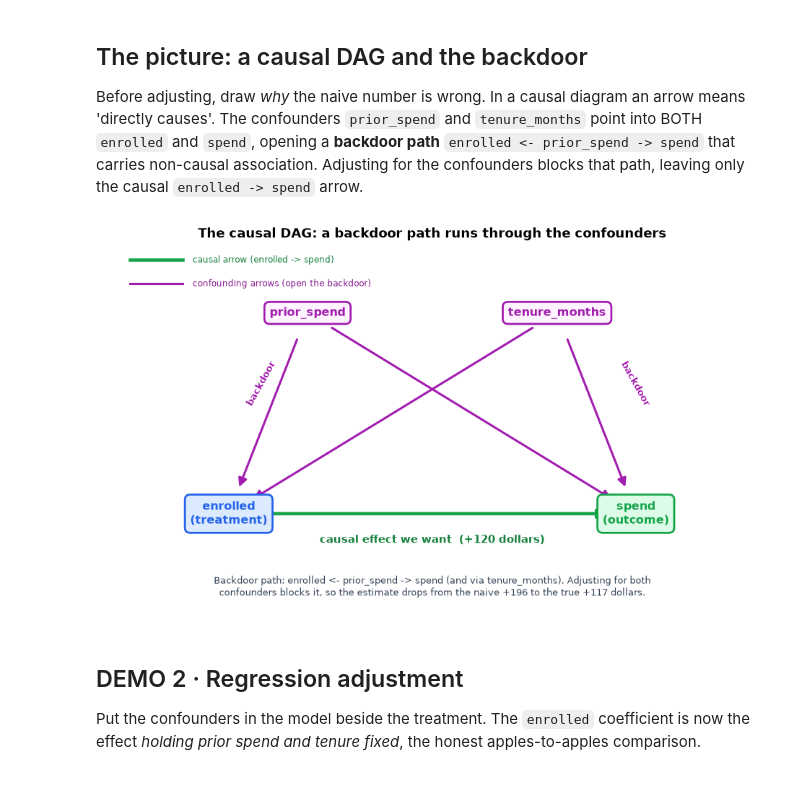
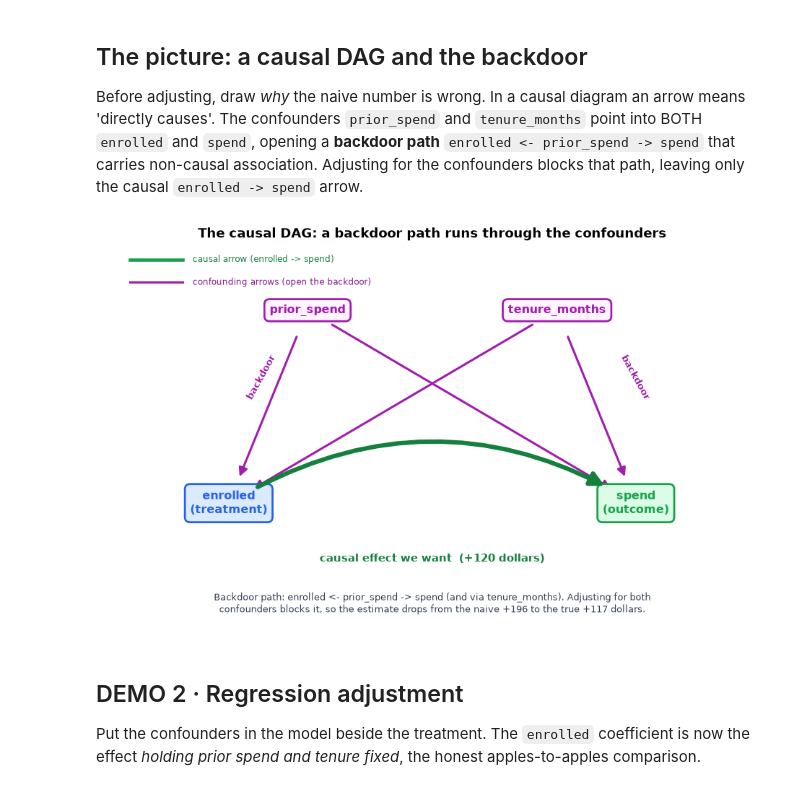
Before and after one commit to johnfisher-ai/Statistics-Data-Science-AI-Visual-Book, a Jupyter notebook: chapters/notebooks/causal-inference.ipynb, the cells around one changed output. Drawn from its saved outputs; the diff is of its cells as text; code cells hidden in the pictures.

```diff
--- a/chapters/notebooks/causal-inference.ipynb
+++ b/chapters/notebooks/causal-inference.ipynb
@@ -57,40 +57,43 @@ NAIVE difference in mean spend = $195.8   (true effect is $120)
 Before adjusting, draw *why* the naive number is wrong. In a causal diagram an arrow means 'directly causes'. The confounders `prior_spend` and `tenure_months` point into BOTH `enrolled` and `spend`, opening a **backdoor path** `enrolled <- prior_spend -> spend` that carries non-causal association. Adjusting for the confounders blocks that path, leaving only the causal `enrolled -> spend` arrow.
 # %%
 from matplotlib.patches import FancyArrowPatch
-fig, ax = plt.subplots(figsize=(8.6, 5.2)); ax.set_xlim(0, 10); ax.set_ylim(0, 7); ax.axis("off")
+fig, ax = plt.subplots(figsize=(8.6, 5.4)); ax.set_xlim(0, 10); ax.set_ylim(-0.6, 7); ax.axis("off")
 
 def node(x, y, label, fc, ec):
     ax.text(x, y, label, ha="center", va="center", fontsize=10.5, fontweight="bold", color=ec,
             bbox=dict(boxstyle="round,pad=0.45", fc=fc, ec=ec, lw=1.8), zorder=3)
     return (x, y)
 
 ps = node(3.1, 5.7, "prior_spend",   "#fdf4ff", "#a21caf")   # confounder
 tn = node(6.9, 5.7, "tenure_months", "#fdf4ff", "#a21caf")   # confounder
 tr = node(1.9, 1.9, "enrolled\n(treatment)", "#dbeafe", "#2563eb")
 ou = node(8.1, 1.9, "spend\n(outcome)",      "#dcfce7", "#16a34a")
 
 def arrow(a, b, color, lw=2.0, ls="-"):
     ax.add_patch(FancyArrowPatch(a, b, arrowstyle="-|>", mutation_scale=16, color=color,
                                  lw=lw, ls=ls, shrinkA=26, shrinkB=26, zorder=2))
 
 for cf in (ps, tn):                         # backdoor arrows: confounder -> BOTH
     arrow(cf, tr, "#a21caf"); arrow(cf, ou, "#a21caf")
-arrow(tr, ou, "#16a34a", lw=3)              # the causal effect we want
+# the causal effect we want: a bold green arc bowing into the clear space below the nodes
+ax.add_patch(FancyArrowPatch(tr, ou, arrowstyle="-|>", mutation_scale=26, color="#15803d",
+                             lw=4, shrinkA=30, shrinkB=32, zorder=6,
+                             connectionstyle="arc3,rad=-0.30"))
 
-ax.text(5.0, 1.35, "causal effect we want  (+120 dollars)", ha="center", fontsize=9.5,
-        color="#15803d", fontweight="bold")
+ax.text(5.0, 0.75, "causal effect we want  (+120 dollars)", ha="center", fontsize=10,
+        color="#15803d", fontweight="bold", zorder=7)
 ax.text(2.15, 3.95, "backdoor", fontsize=8.5, color="#a21caf", fontweight="bold", rotation=61)
 ax.text(7.85, 3.95, "backdoor", fontsize=8.5, color="#a21caf", fontweight="bold", rotation=-61)
 # mini legend
 ax.plot([0.4, 1.2], [6.7, 6.7], color="#16a34a", lw=3); ax.text(1.35, 6.7, "causal arrow (enrolled -> spend)", va="center", fontsize=8, color="#15803d")
 ax.plot([0.4, 1.2], [6.25, 6.25], color="#a21caf", lw=2); ax.text(1.35, 6.25, "confounding arrows (open the backdoor)", va="center", fontsize=8, color="#86198f")
 ax.set_title("The causal DAG: a backdoor path runs through the confounders", fontsize=11.5, fontweight="bold")
-ax.text(5.0, 0.35, "Backdoor path: enrolled <- prior_spend -> spend (and via tenure_months). Adjusting for both\n"
+ax.text(5.0, -0.25, "Backdoor path: enrolled <- prior_spend -> spend (and via tenure_months). Adjusting for both\n"
         "confounders blocks it, so the estimate drops from the naive +196 to the true +117 dollars.",
         ha="center", fontsize=8.4, color="#334155")
 plt.tight_layout(); plt.show()
 # %% [output]
-[figure, old version]
+[figure, new version]
 # %% [markdown]
 ## DEMO 2 &middot; Regression adjustment
 Put the confounders in the model beside the treatment. The `enrolled` coefficient is now the effect *holding prior spend and tenure fixed*, the honest apples-to-apples comparison.
```
Also changed, not shown: 3 other files.
